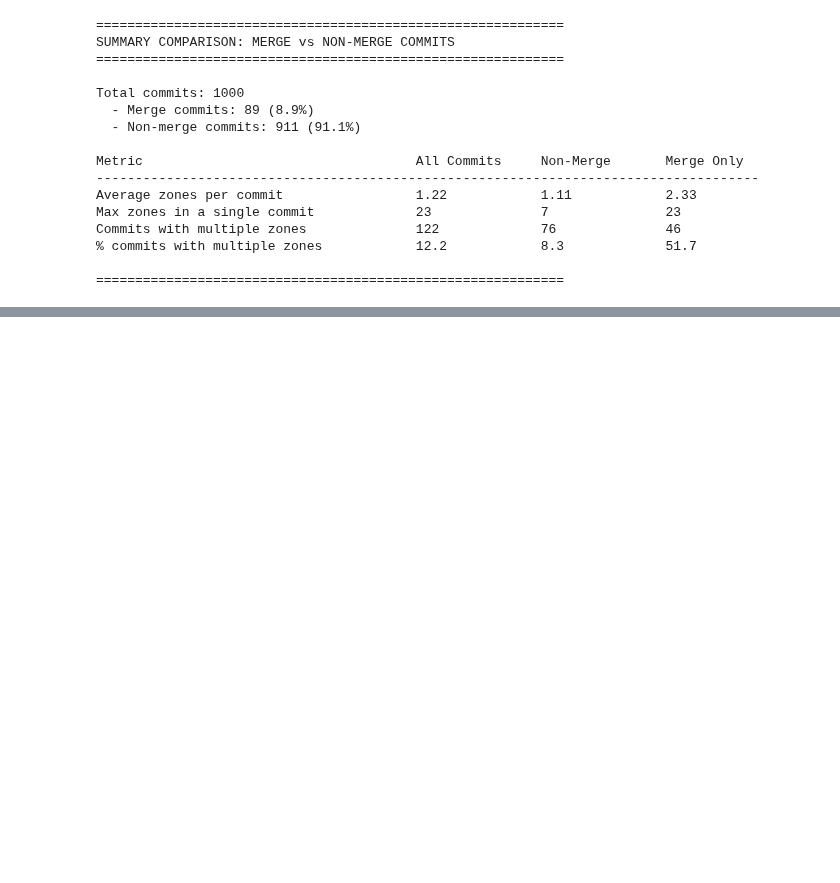
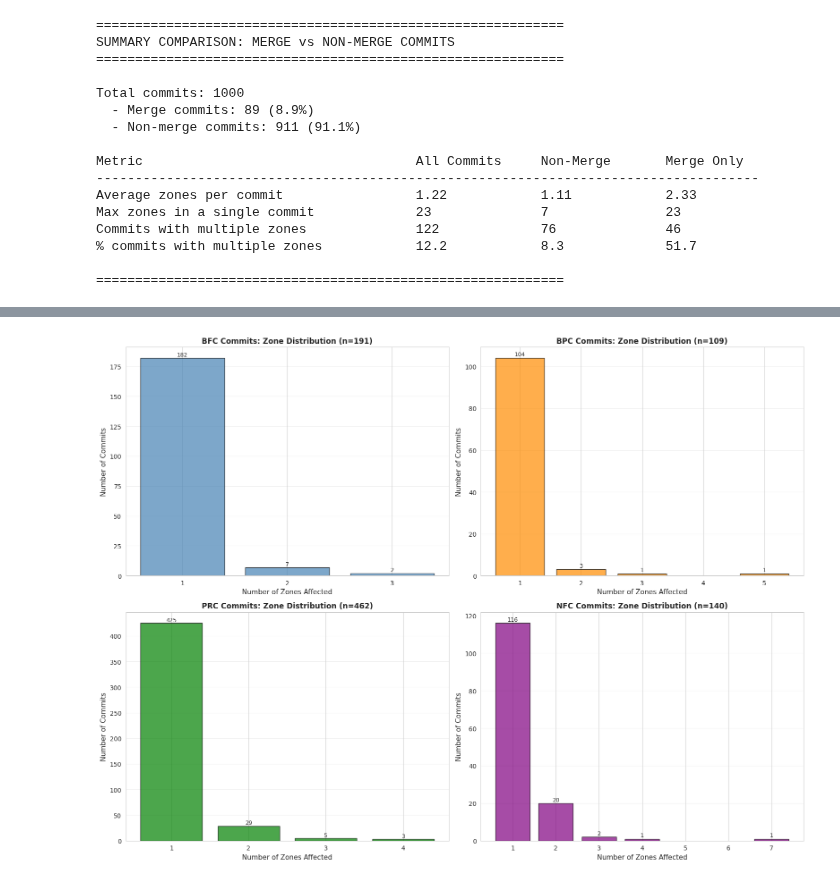
Before and after one commit to Maes95/llm-commit-classification, a Jupyter notebook: zone_analysis/zone_analysis.ipynb, the cells around one changed output, grey strips where cells are left out. Drawn from its saved outputs; the diff is of its cells as text; code cells hidden in the pictures; blank space fills up the shorter version.

Commit message:
Add classification to zone analysis

```diff
--- a/zone_analysis/zone_analysis.ipynb
+++ b/zone_analysis/zone_analysis.ipynb
@@ -469,0 +474,8 @@ Commits with multiple zones              122             76              46
+# %%
+# Load the annotations CSV
+annotations_df = pd.read_csv('../data/round2_annotations_Michel.csv')
+
+print(f"Loaded {len(annotations_df)} annotations")
+print(f"\nAnnotations columns: {list(annotations_df.columns)}")
+print(f"\nSample annotations:")
+print(annotations_df[['hash', 'bfc', 'bpc', 'prc', 'nfc']].head(10))
@@ -469,0 +676,38 @@ Commits with multiple zones              122             76              46
+# %%
+# Zone distribution for each category
+fig, axes = plt.subplots(2, 2, figsize=(16, 12))
+axes = axes.flatten()
+
+categories_to_plot = ['bfc', 'bpc', 'prc', 'nfc']
+colors = ['steelblue', 'darkorange', 'green', 'purple']
+
+for idx, (category, color) in enumerate(zip(categories_to_plot, colors)):
+    cat_data = df_category_analysis[df_category_analysis['category'] == category]
+
+    if len(cat_data) > 0:
+        zone_counts = cat_data['num_zones'].value_counts().sort_index()
+
+        axes[idx].bar(zone_counts.index, zone_counts.values, color=color, edgecolor='black', alpha=0.7)
+        axes[idx].set_xlabel('Number of Zones Affected', fontsize=11)
+        axes[idx].set_ylabel('Number of Commits', fontsize=11)
+        axes[idx].set_title(f'{category.upper()} Commits: Zone Distribution (n={len(cat_data)})',
+                           fontsize=12, fontweight='bold')
+        axes[idx].grid(axis='y', alpha=0.3)
+
+        # Set x-axis ticks
+        if len(zone_counts) > 0:
+            axes[idx].set_xticks(range(int(zone_counts.index.min()), int(zone_counts.index.max()) + 1))
+
+        # Add value labels
+        for x, y in zip(zone_counts.index, zone_counts.values):
+            axes[idx].text(x, y + 0.3, str(y), ha='center', va='bottom', fontsize=9)
+    else:
+        axes[idx].text(0.5, 0.5, f'No {category.upper()} commits found',
+                      ha='center', va='center', fontsize=12)
+        axes[idx].set_xlim(0, 1)
+        axes[idx].set_ylim(0, 1)
+
+plt.tight_layout()
+plt.show()
+# %% [output]
+[figure, added]
```
Also changed, not shown: parts of 10 cells of this notebook, 1 other file.
